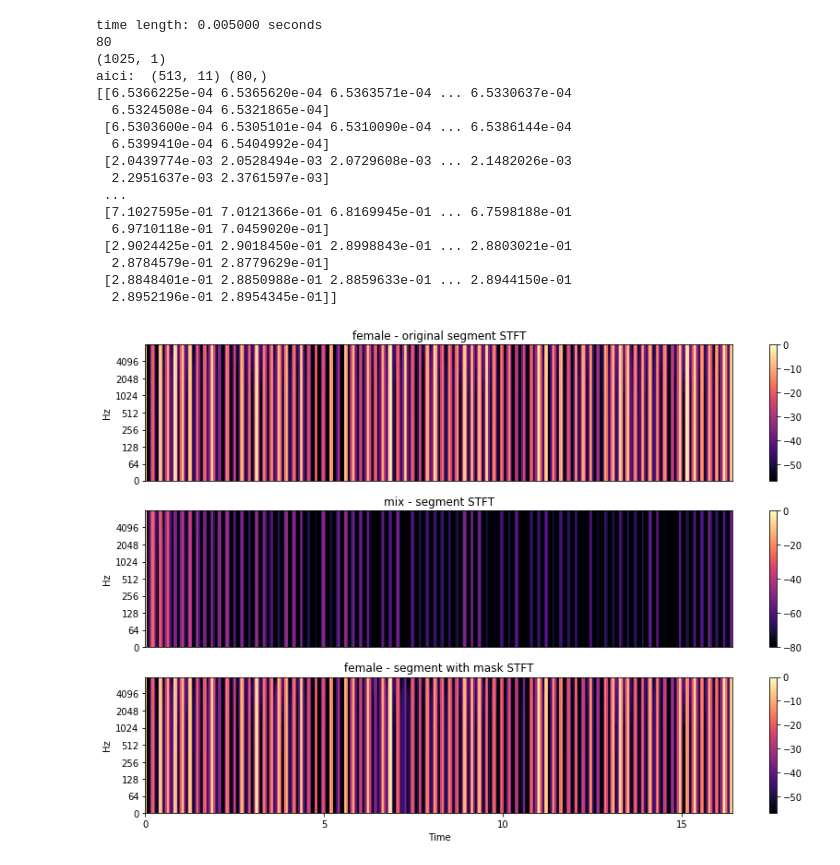
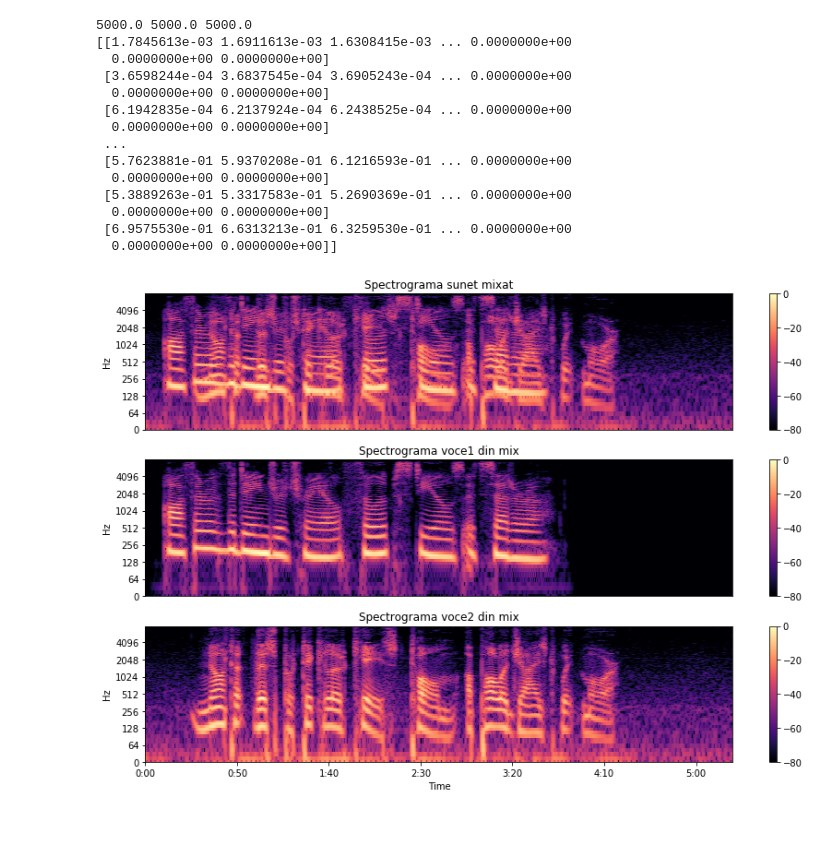
Before and after one commit to DianaPredoiu/sound-source-separation, a Jupyter notebook: sound-recovering.ipynb, the cells around one changed output. Drawn from its saved outputs; the diff is of its cells as text; code cells hidden in the pictures; blank space fills up the shorter version.

```diff
--- a/sound-recovering.ipynb
+++ b/sound-recovering.ipynb
@@ -28,25 +28,25 @@ def split_entire_audio(female, male, mix):
     first_sound_stft = my_utils.get_stft_matrix_from_mixture(mask_1, stft_mix)
     second_sound_stft = my_utils.get_stft_matrix_from_mixture(mask_2, stft_mix)
 
-#     plt.figure(figsize=(12, 8))
-#     plt.subplot(3, 1, 1)
-#     librosa.display.specshow(librosa.amplitude_to_db(np.abs(stft_mix[:2]), ref=np.max),
-#                              y_axis='log', sr=sr)
-#     plt.title('stft_mix')
-#     plt.colorbar()
+    plt.figure(figsize=(12, 8))
+    plt.subplot(3, 1, 1)
+    librosa.display.specshow(librosa.amplitude_to_db(np.abs(stft_mix), ref=np.max),
+                             y_axis='log', sr=sr)
+    plt.title('Spectrograma sunet mixat')
+    plt.colorbar()
 
-#     plt.subplot(3, 1, 2)
-#     librosa.display.specshow(librosa.amplitude_to_db(np.abs(stft_1[:2]), ref=np.max),
-#                              y_axis='log', sr=sr)
-#     plt.title('first_sound_stft')
-#     plt.colorbar()
-#     plt.subplot(3, 1, 3)
-#     librosa.display.specshow(librosa.amplitude_to_db(np.abs(first_sound_stft[:2]), ref=np.max),
-#                              y_axis='log', x_axis='time', sr=sr)
-#     plt.title('first_sound_stft after masking')
-#     plt.colorbar()
-#     plt.tight_layout()
-#     plt.show()
+    plt.subplot(3, 1, 2)
+    librosa.display.specshow(librosa.amplitude_to_db(np.abs(stft_1), ref=np.max),
+                             y_axis='log', sr=sr)
+    plt.title('Spectrograma voce1 din mix')
+    plt.colorbar()
+    plt.subplot(3, 1, 3)
+    librosa.display.specshow(librosa.amplitude_to_db(np.abs(np.abs(stft_2)), ref=np.max),
+                             y_axis='log', x_axis='time', sr=sr)
+    plt.title('Spectrograma voce2 din mix')
+    plt.colorbar()
+    plt.tight_layout()
+    plt.show()
 
     inverse_sound1_stft = librosa.istft(first_sound_stft, hop_length=hop_length, window='hann')
     inverse_sound2_stft = librosa.istft(second_sound_stft, hop_length=hop_length, window='hann')
@@ -173,31 +173,28 @@ def split_audio_using_small_segments(female_filename, male_filename):
 # %%
 male_filename = 'recordings/male1/arctic_a0002.wav'
 female_filename = 'recordings/female1/arctic_a0001.wav'
 
 # for entire audio
-# female, male, mix = my_utils.load_and_mix_files(female_filename, male_filename)
-# split_entire_audio(female, male, mix)
+female, male, mix = my_utils.load_and_mix_files(female_filename, male_filename)
+split_entire_audio(female, male, mix)
 
 #---------------------------------------
 # split audio in segments
 # mix is created inside function
-split_audio_using_small_segments(female_filename, male_filename)
+# split_audio_using_small_segments(female_filename, male_filename)
 # %% [output]
-time length: 0.005000 seconds
-80
-(1025, 1)
-aici:  (513, 11) (80,)
-[[6.5366225e-04 6.5365620e-04 6.5363571e-04 ... 6.5330637e-04
-  6.5324508e-04 6.5321865e-04]
- [6.5303600e-04 6.5305101e-04 6.5310090e-04 ... 6.5386144e-04
-  6.5399410e-04 6.5404992e-04]
- [2.0439774e-03 2.0528494e-03 2.0729608e-03 ... 2.1482026e-03
-  2.2951637e-03 2.3761597e-03]
+5000.0 5000.0 5000.0
+[[1.7845613e-03 1.6911613e-03 1.6308415e-03 ... 0.0000000e+00
+  0.0000000e+00 0.0000000e+00]
+ [3.6598244e-04 3.6837545e-04 3.6905243e-04 ... 0.0000000e+00
+  0.0000000e+00 0.0000000e+00]
+ [6.1942835e-04 6.2137924e-04 6.2438525e-04 ... 0.0000000e+00
+  0.0000000e+00 0.0000000e+00]
  ...
- [7.1027595e-01 7.0121366e-01 6.8169945e-01 ... 6.7598188e-01
-  6.9710118e-01 7.0459020e-01]
- [2.9024425e-01 2.9018450e-01 2.8998843e-01 ... 2.8803021e-01
-  2.8784579e-01 2.8779629e-01]
- [2.8848401e-01 2.8850988e-01 2.8859633e-01 ... 2.8944150e-01
-  2.8952196e-01 2.8954345e-01]]
+ [5.7623881e-01 5.9370208e-01 6.1216593e-01 ... 0.0000000e+00
+  0.0000000e+00 0.0000000e+00]
+ [5.3889263e-01 5.3317583e-01 5.2690369e-01 ... 0.0000000e+00
+  0.0000000e+00 0.0000000e+00]
+ [6.9575530e-01 6.6313213e-01 6.3259530e-01 ... 0.0000000e+00
+  0.0000000e+00 0.0000000e+00]]
-[figure, old version]
+[figure, new version]
```
Also changed, not shown: parts of 2 cells of this notebook, 7 other files.
